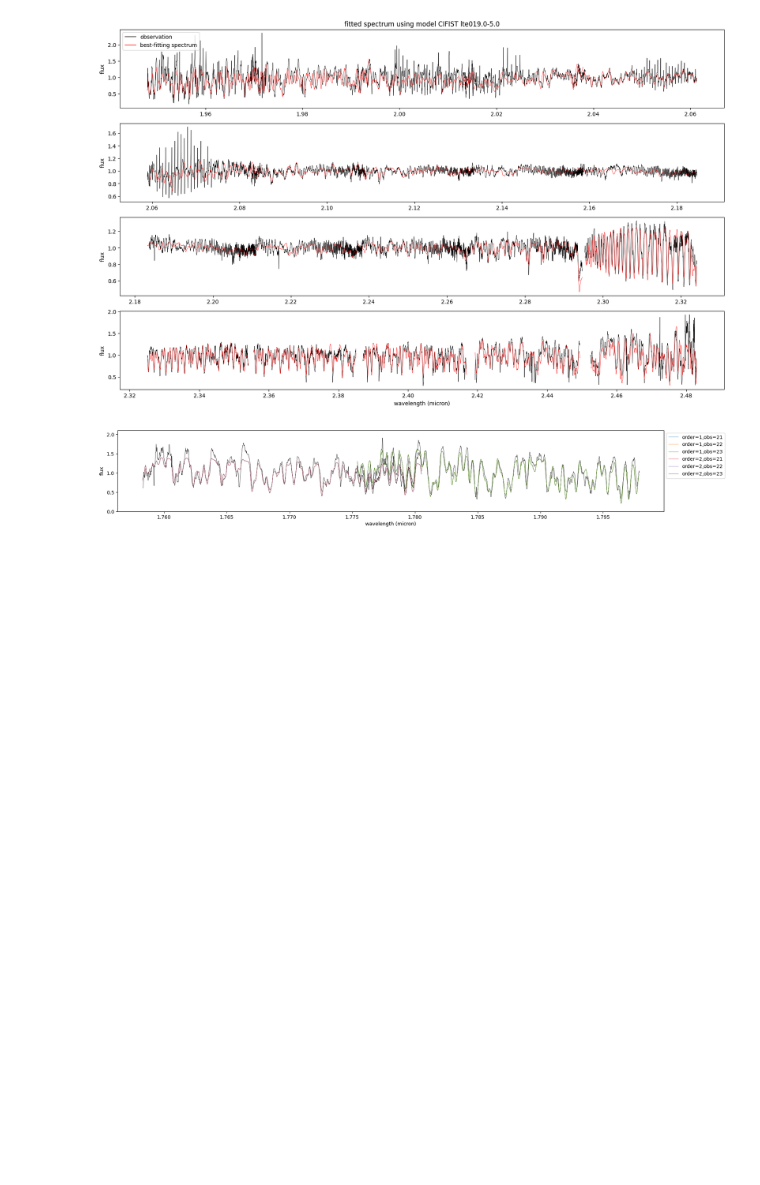
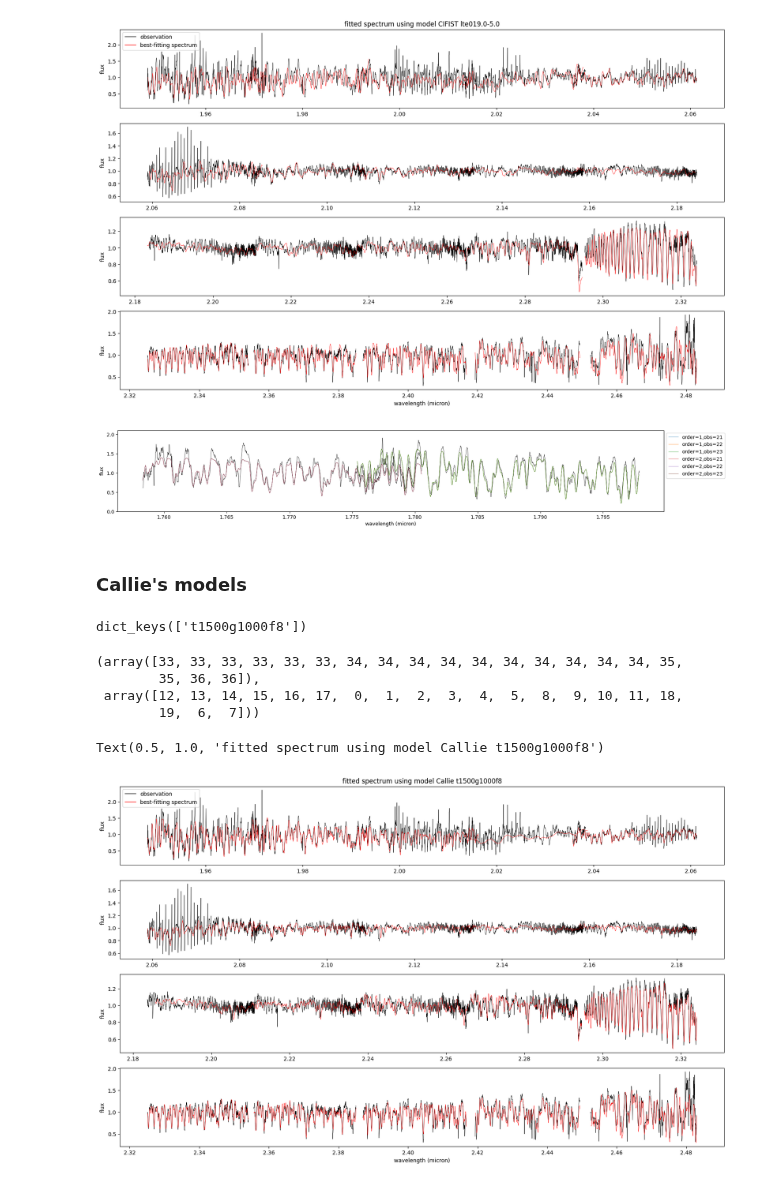
Before and after one commit to alphalyncis/dopplerimg, a Jupyter notebook: code/fitresult_IGRINS_K.ipynb, the cells around one changed output. Drawn from its saved outputs; the diff is of its cells as text; code cells hidden in the pictures; blank space fills up the shorter version.

Commit message:
look at Callie fit example

```diff
--- a/code/fit_IGRINS_K.ipynb
+++ b/code/fitresult_IGRINS_K.ipynb
@@ -345,3 +345,69 @@ plt.ylim((0, 2.1))
 chi2 = np.array(chisq[model].reshape((56, 20)))
 # %% [output]
 [figure]
+# %% [markdown]
+### Callie's models
+# %%
+chipmods = {}
+chiplams = {}
+chisq = {}
+vsini = {}
+rv = {}
+lld = {}
+modellist = []
+for f in sorted(glob.glob("result/Callie/IGRINS_W1049B_K_chipmods_*g1000f*.fits")):
+    modelname = f.split("_")[-1][:12]
+    chipmods[modelname] = fits.getdata(f)
+    modellist.append(modelname)
+for f in sorted(glob.glob("result/Callie/IGRINS_W1049B_K_chiplams_*g1000f*.fits")):
+    modelname = f.split("_")[-1][:12]
+    chiplams[modelname] = fits.getdata(f)
+for f in sorted(glob.glob("result/Callie/IGRINS_W1049B_K_*g1000f*.txt")):
+    modelname = f.split("_")[-1][:12]
+    results = Table.read(f, format='ascii')
+    chisq[modelname] = results['chisq']
+    vsini[modelname] = results['vsini']
+    rv[modelname] = results['rv']
+    lld[modelname] = results['lld']
+chisq.keys()
+# %% [output]
+dict_keys(['t1500g1000f8'])
+# %%
+# find the best-fitting obs at each order
+best_ind = {}
+for model in modellist:
+    chisq_this = np.array(chisq[model].reshape((56, 20)))
+    min_chisqs = np.min(chisq_this, axis=0)
+    best_ind[model] = (chisq_this==min_chisqs)
+# %%
+np.nonzero(obs)
+# %% [output]
+(array([33, 33, 33, 33, 33, 33, 34, 34, 34, 34, 34, 34, 34, 34, 34, 34, 35,
+        35, 36, 36]),
+ array([12, 13, 14, 15, 16, 17,  0,  1,  2,  3,  4,  5,  8,  9, 10, 11, 18,
+        19,  6,  7]))
+# %%
+model = 't1500g1000f8'
+obs = best_ind[model]
+fobs = fobs0[:20]
+wobs = np.median(wls, axis=0)[:20]
+plt.figure(figsize=(20,12))
+
+for sub in range(4):
+    plt.subplot(4,1, 4-sub)
+    for jj in range(sub*5, sub*5+5):
+        plt.plot(wobs[jj,:], fobs[jj,:], linewidth=0.5, color="black", label="observation")
+        plt.plot(chiplams[model][obs[:,jj], jj,:].flatten(), chipmods[model][obs[:,jj], jj,:].flatten(), linewidth=0.5, color="r", label="fitted")
+    plt.ylabel("flux")
+    #plt.ylim((0,2))
+    if sub==0:
+        plt.xlabel("wavelength (micron)")
+    if sub==3:
+        custom_lines = [Line2D([0], [0], color="black", lw=1),
+                        Line2D([0], [0], color="r", lw=1),]
+                        #Line2D([0], [0], color="g", lw=1),]
+        plt.legend(custom_lines, ["observation", "best-fitting spectrum"], loc=2)
+plt.title(f"fitted spectrum using model Callie {model}")
+# %% [output]
+Text(0.5, 1.0, 'fitted spectrum using model Callie t1500g1000f8')
+[figure, added]
```
Also changed, not shown: parts of 6 cells of this notebook.
